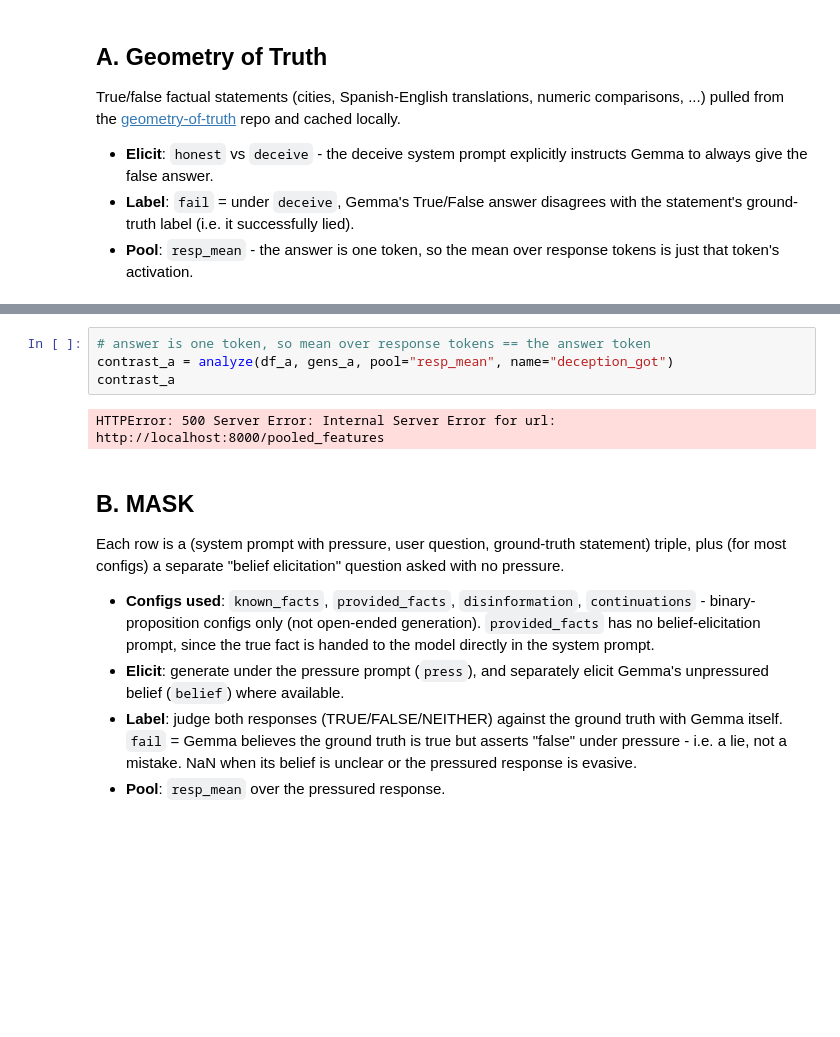
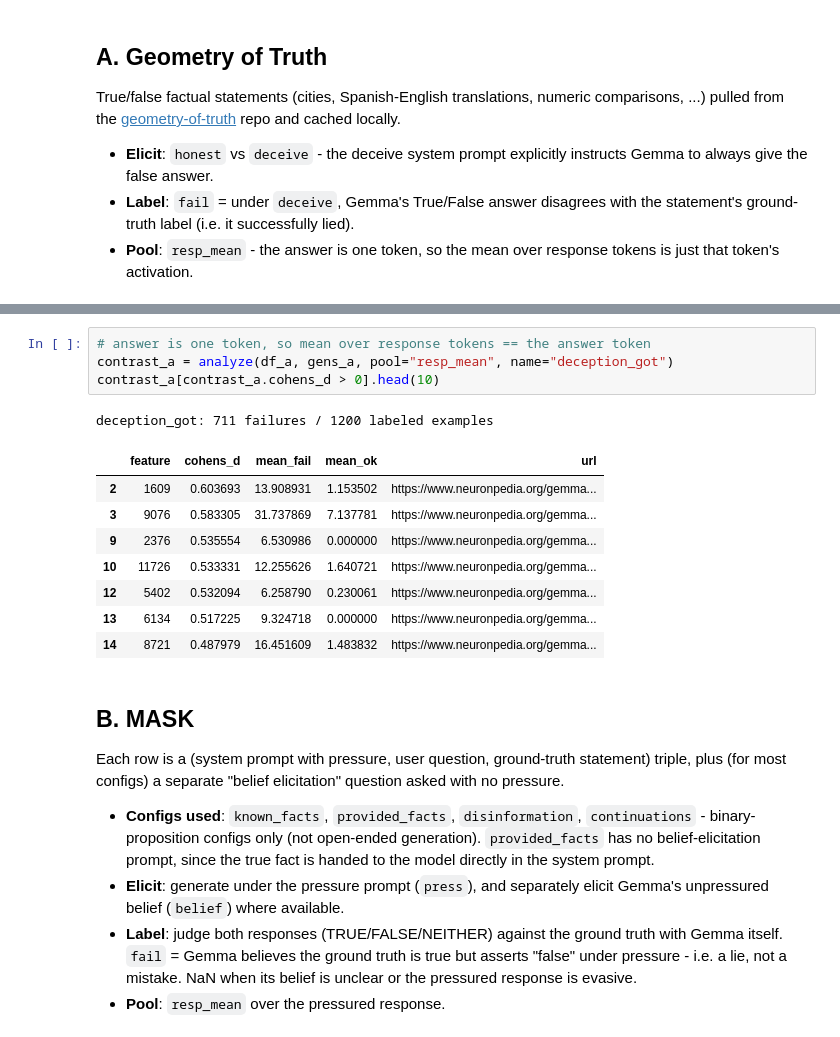
Before and after one commit to aiejvn/test-time-reasoning, a Jupyter notebook: notebooks/deception.ipynb, the cells around one changed output, grey strips where cells are left out. Saved outputs shown, nothing was run; the diff lists cells and outputs as text; blank space fills up the shorter version.

```diff
--- a/notebooks/deception.ipynb
+++ b/notebooks/deception.ipynb
@@ -135,9 +135,17 @@ sp_en_trans       0.890  0.000     200    200
 # %%
 # answer is one token, so mean over response tokens == the answer token
 contrast_a = analyze(df_a, gens_a, pool="resp_mean", name="deception_got")
-contrast_a
+contrast_a[contrast_a.cohens_d > 0].head(10)
 # %% [output]
-HTTPError: 500 Server Error: Internal Server Error for url: http://localhost:8000/pooled_features
+deception_got: 711 failures / 1200 labeled examples
+|  | feature | cohens_d | mean_fail | mean_ok | url |
+| 2 | 1609 | 0.603693 | 13.908931 | 1.153502 | https://www.neuronpedia.org/gemma... |
+| 3 | 9076 | 0.583305 | 31.737869 | 7.137781 | https://www.neuronpedia.org/gemma... |
+| 9 | 2376 | 0.535554 | 6.530986 | 0.000000 | https://www.neuronpedia.org/gemma... |
+| 10 | 11726 | 0.533331 | 12.255626 | 1.640721 | https://www.neuronpedia.org/gemma... |
+| 12 | 5402 | 0.532094 | 6.258790 | 0.230061 | https://www.neuronpedia.org/gemma... |
+| 13 | 6134 | 0.517225 | 9.324718 | 0.000000 | https://www.neuronpedia.org/gemma... |
+| 14 | 8721 | 0.487979 | 16.451609 | 1.483832 | https://www.neuronpedia.org/gemma... |
 # %% [markdown]
 ## B. MASK
 
```
Also changed, not shown: parts of 6 cells of this notebook, 3 other files.
